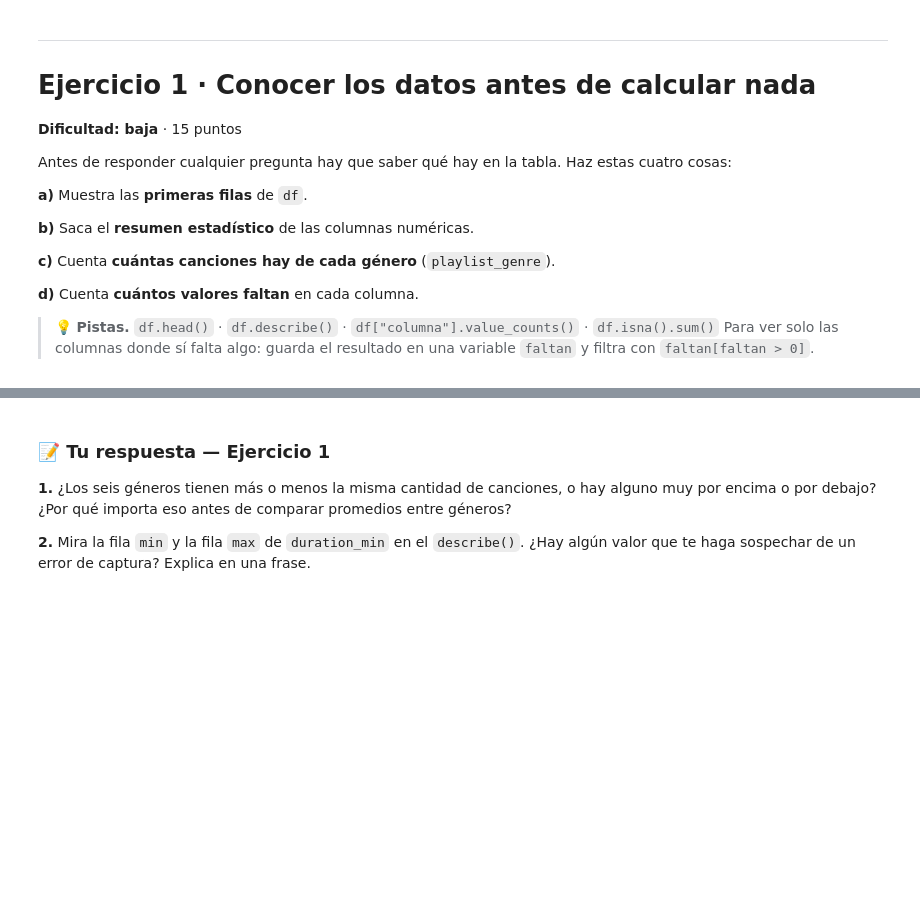
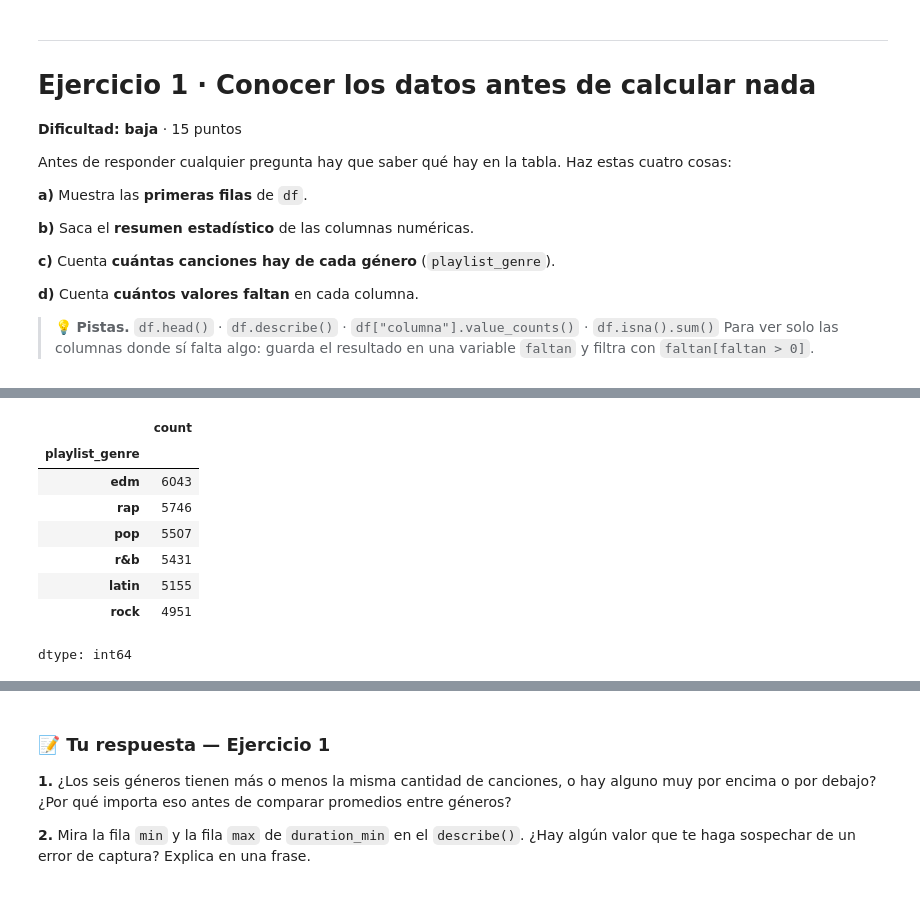
Before and after one commit to axrodriguez5072019/s100-tareas, a Jupyter notebook: 01_problem_set.ipynb, the cells around one changed output, grey strips where cells are left out. Saved outputs shown, nothing was run; the diff lists cells and outputs as text; code cells hidden in the pictures; blank space fills up the shorter version.

```diff
--- a/01_problem_set.ipynb
+++ b/01_problem_set.ipynb
@@ -132,0 +158,14 @@ Antes de responder cualquier pregunta hay que saber qué hay en la tabla. Haz es
+# %%
+
+# c) Canciones por género
+df["playlist_genre"].value_counts()
+# %% [output]
+|  | count |
+| playlist_genre |  |
+| edm | 6043 |
+| rap | 5746 |
+| pop | 5507 |
+| r&b | 5431 |
+| latin | 5155 |
+| rock | 4951 |
+dtype: int64
```
Also changed, not shown: parts of 5 cells of this notebook.
